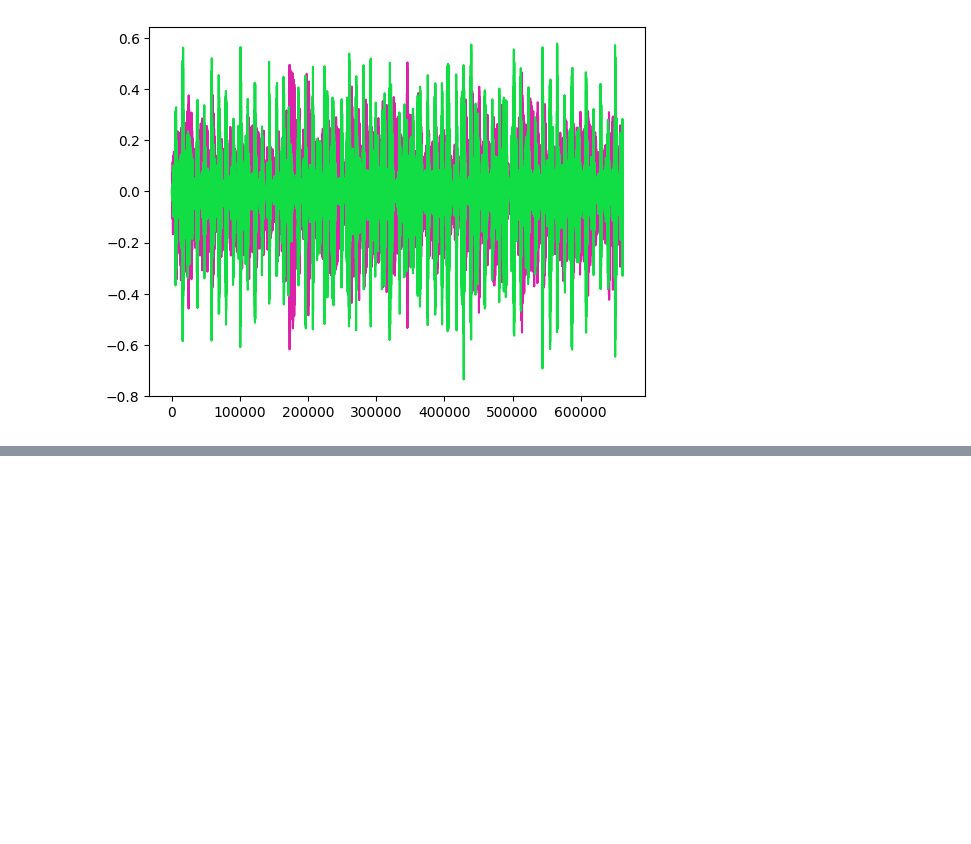
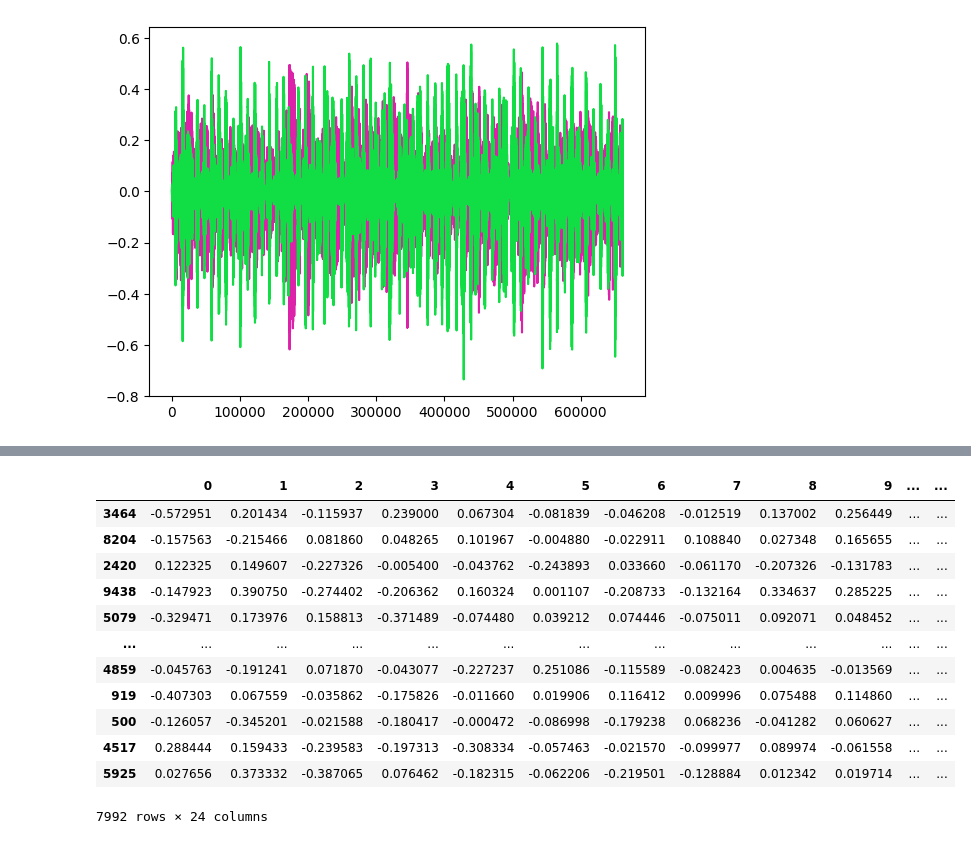
Before and after one commit to crgoku7/MusicGenreClassification, a Jupyter notebook: music_classification.ipynb, the cells around one changed output, grey strips where cells are left out. Drawn from its saved outputs; the diff is of its cells as text; code cells hidden in the pictures; blank space fills up the shorter version.

```diff
--- a/music_classification.ipynb
+++ b/music_classification.ipynb
@@ -212,0 +313,4 @@ plt.show()
+# %%
+columns = X.columns
+# %%
+X_scaled = pd.DataFrame(scaled_data, columns = columns)
@@ -212,0 +360,6 @@ plt.show()
+# %%
+# 90% of variance can be explained using 24 components
+pca = PCA(n_components = 24)
+components = pca.fit_transform(X_scaled)
+
+X_pca = pd.DataFrame(components)
@@ -212,0 +368,18 @@ plt.show()
+# %%
+X_train, X_test, y_train, y_test = train_test_split(X_pca,Y, test_size=0.2, random_state=30)
+# %%
+X_train
+# %% [output]
+|  | 0 | 1 | 2 | 3 | 4 | 5 | 6 | 7 | 8 | 9 | ... | ... |
+| 3464 | -0.572951 | 0.201434 | -0.115937 | 0.239000 | 0.067304 | -0.081839 | -0.046208 | -0.012519 | 0.137002 | 0.256449 | ... | ... |
+| 8204 | -0.157563 | -0.215466 | 0.081860 | 0.048265 | 0.101967 | -0.004880 | -0.022911 | 0.108840 | 0.027348 | 0.165655 | ... | ... |
+| 2420 | 0.122325 | 0.149607 | -0.227326 | -0.005400 | -0.043762 | -0.243893 | 0.033660 | -0.061170 | -0.207326 | -0.131783 | ... | ... |
+| 9438 | -0.147923 | 0.390750 | -0.274402 | -0.206362 | 0.160324 | 0.001107 | -0.208733 | -0.132164 | 0.334637 | 0.285225 | ... | ... |
+| 5079 | -0.329471 | 0.173976 | 0.158813 | -0.371489 | -0.074480 | 0.039212 | 0.074446 | -0.075011 | 0.092071 | 0.048452 | ... | ... |
+| ... | ... | ... | ... | ... | ... | ... | ... | ... | ... | ... | ... | ... |
+| 4859 | -0.045763 | -0.191241 | 0.071870 | -0.043077 | -0.227237 | 0.251086 | -0.115589 | -0.082423 | 0.004635 | -0.013569 | ... | ... |
+| 919 | -0.407303 | 0.067559 | -0.035862 | -0.175826 | -0.011660 | 0.019906 | 0.116412 | 0.009996 | 0.075488 | 0.114860 | ... | ... |
+| 500 | -0.126057 | -0.345201 | -0.021588 | -0.180417 | -0.000472 | -0.086998 | -0.179238 | 0.068236 | -0.041282 | 0.060627 | ... | ... |
+| 4517 | 0.288444 | 0.159433 | -0.239583 | -0.197313 | -0.308334 | -0.057463 | -0.021570 | -0.099977 | 0.089974 | -0.061558 | ... | ... |
+| 5925 | 0.027656 | 0.373332 | -0.387065 | 0.076462 | -0.182315 | -0.062206 | -0.219501 | -0.128884 | 0.012342 | 0.019714 | ... | ... |
+7992 rows × 24 columns
```
Also changed, not shown: parts of 21 cells of this notebook.
